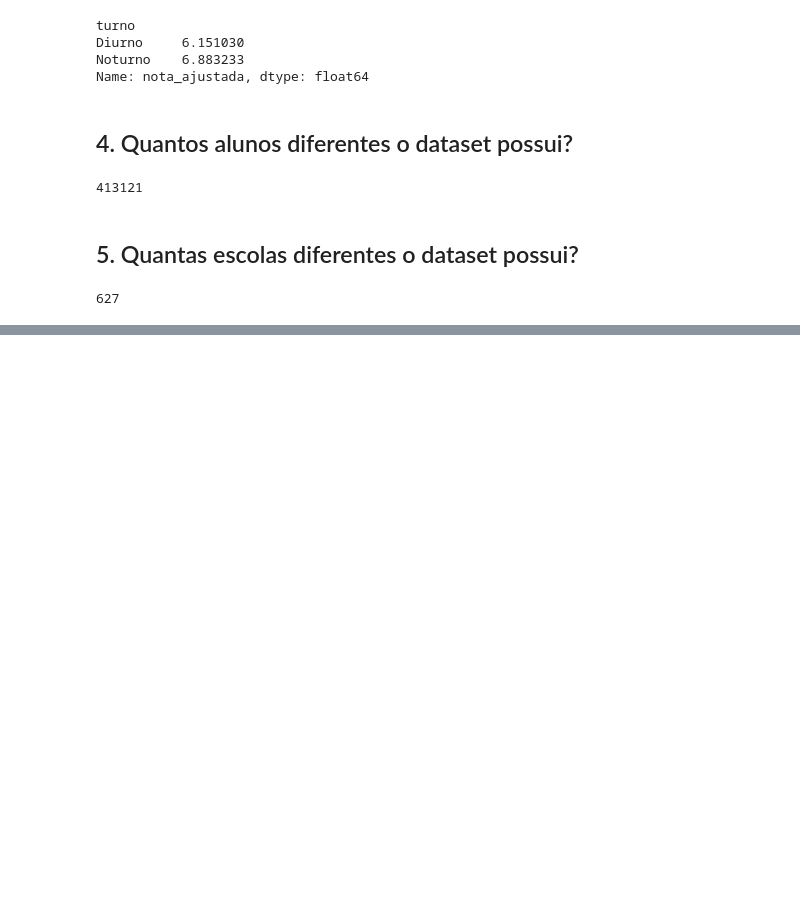
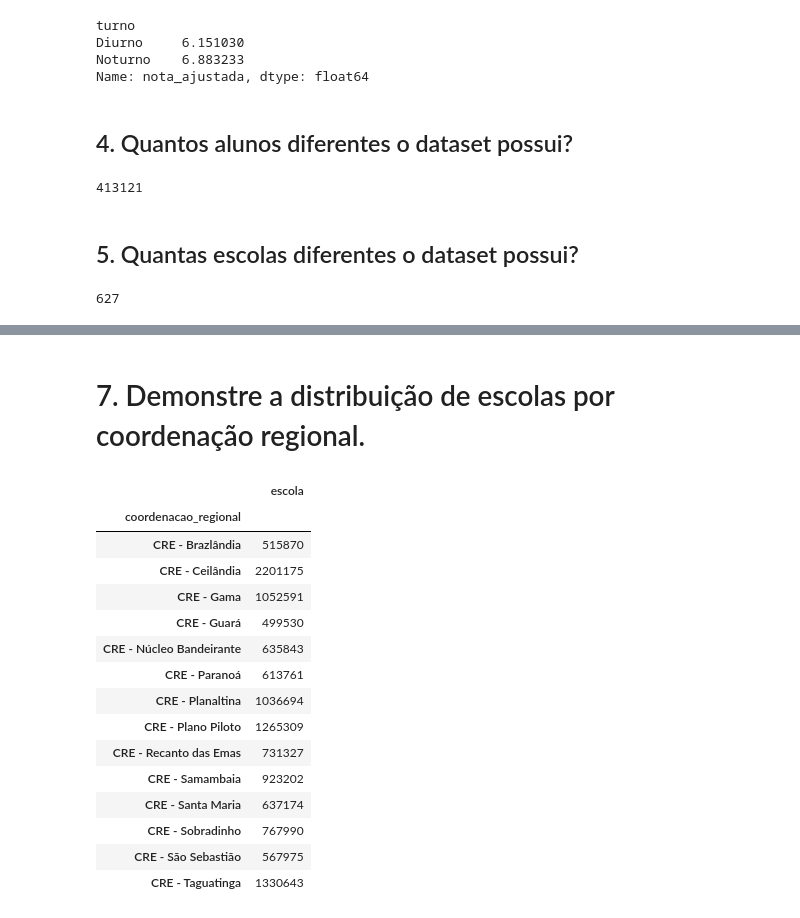
Before and after one commit to gizattos/Trabalho-Dados-Abertos-Desempenho-Escolar, a Jupyter notebook: trabalho01_Giovanni_Riccardi_Lourenzatto.ipynb, the cells around one changed output, grey strips where cells are left out. Cells and saved outputs as stored; diff of their text form; code cells hidden in the pictures; blank space fills up the shorter version.

```diff
--- a/trabalho01_Giovanni_Riccardi_Lourenzatto.ipynb
+++ b/trabalho01_Giovanni_Riccardi_Lourenzatto.ipynb
@@ -189,0 +218,21 @@ dff.cod_escola.nunique()
+# %% [markdown]
+<h1>7. Demonstre a distribuição de escolas por coordenação regional.</h1>
+# %%
+dff[['escola','coordenacao_regional']].groupby(['coordenacao_regional']).count()
+# %% [output]
+|  | escola |
+| coordenacao_regional |  |
+| CRE - Brazlândia | 515870 |
+| CRE - Ceilândia | 2201175 |
+| CRE - Gama | 1052591 |
+| CRE - Guará | 499530 |
+| CRE - Núcleo Bandeirante | 635843 |
+| CRE - Paranoá | 613761 |
+| CRE - Planaltina | 1036694 |
+| CRE - Plano Piloto | 1265309 |
+| CRE - Recanto das Emas | 731327 |
+| CRE - Samambaia | 923202 |
+| CRE - Santa Maria | 637174 |
+| CRE - Sobradinho | 767990 |
+| CRE - São Sebastião | 567975 |
+| CRE - Taguatinga | 1330643 |
```
Also changed, not shown: parts of 13 cells of this notebook.
